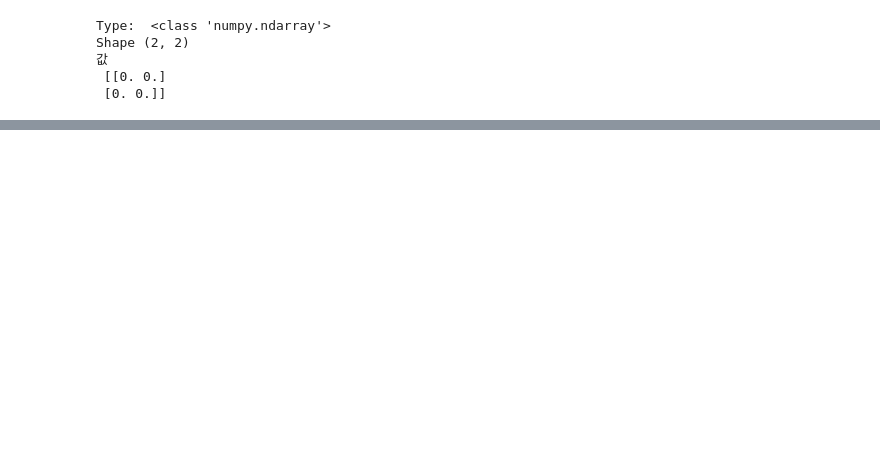
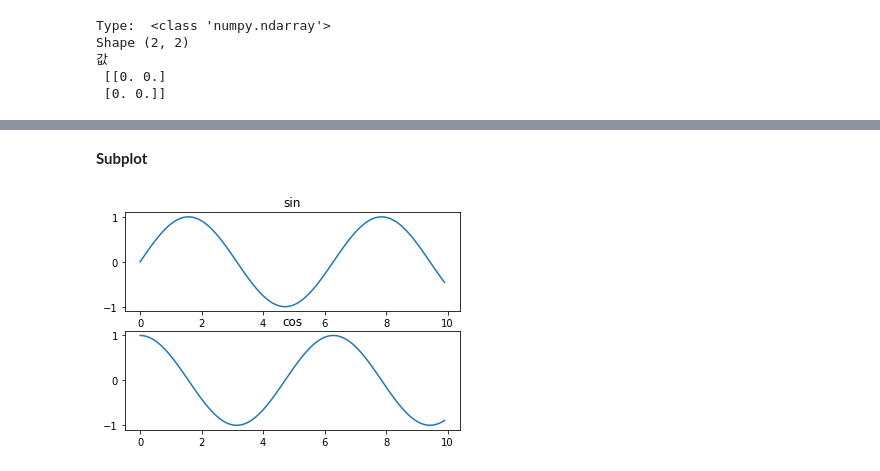
Before and after one commit to JYLeem/LA02, a Jupyter notebook: [00]실습Zero.ipynb, the cells around one changed output, grey strips where cells are left out. Drawn from its saved outputs; the diff is of its cells as text; code cells hidden in the pictures; blank space fills up the shorter version.

```diff
--- a/[00]실습Zero.ipynb
+++ b/[00]실습Zero.ipynb
@@ -48,0 +350,14 @@ Shape (2, 2)
+# %% [markdown]
+**Subplot**
+# %%
+plt.subplot(2, 1, 1)
+plt.plot(x, y_sin)
+plt.title('sin')
+
+plt.subplot(2, 1, 2)
+plt.plot(x, y_cos)
+plt.title('cos')
+
+plt.show()
+# %% [output]
+[figure, added]
```
Also changed, not shown: parts of 35 cells of this notebook.
